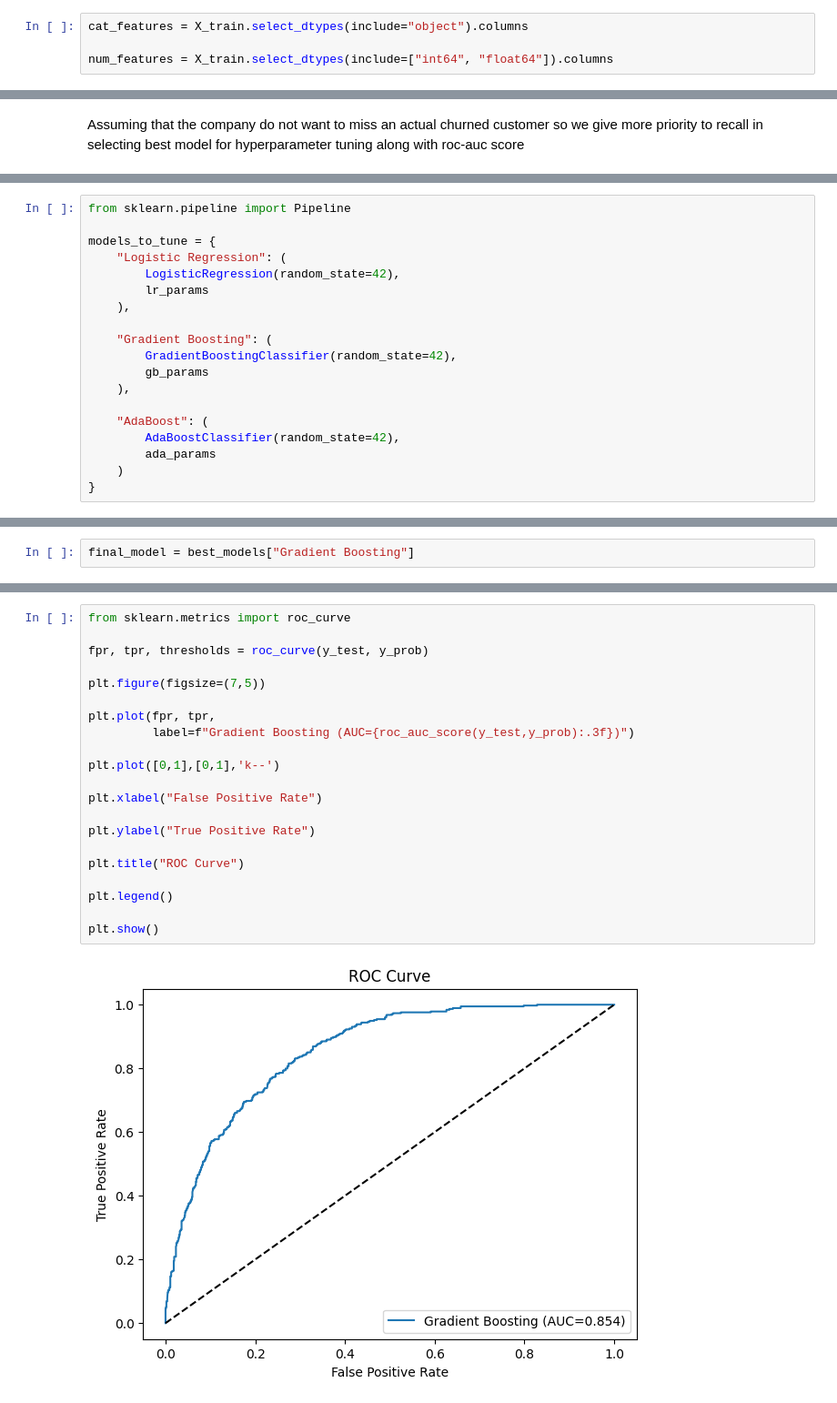
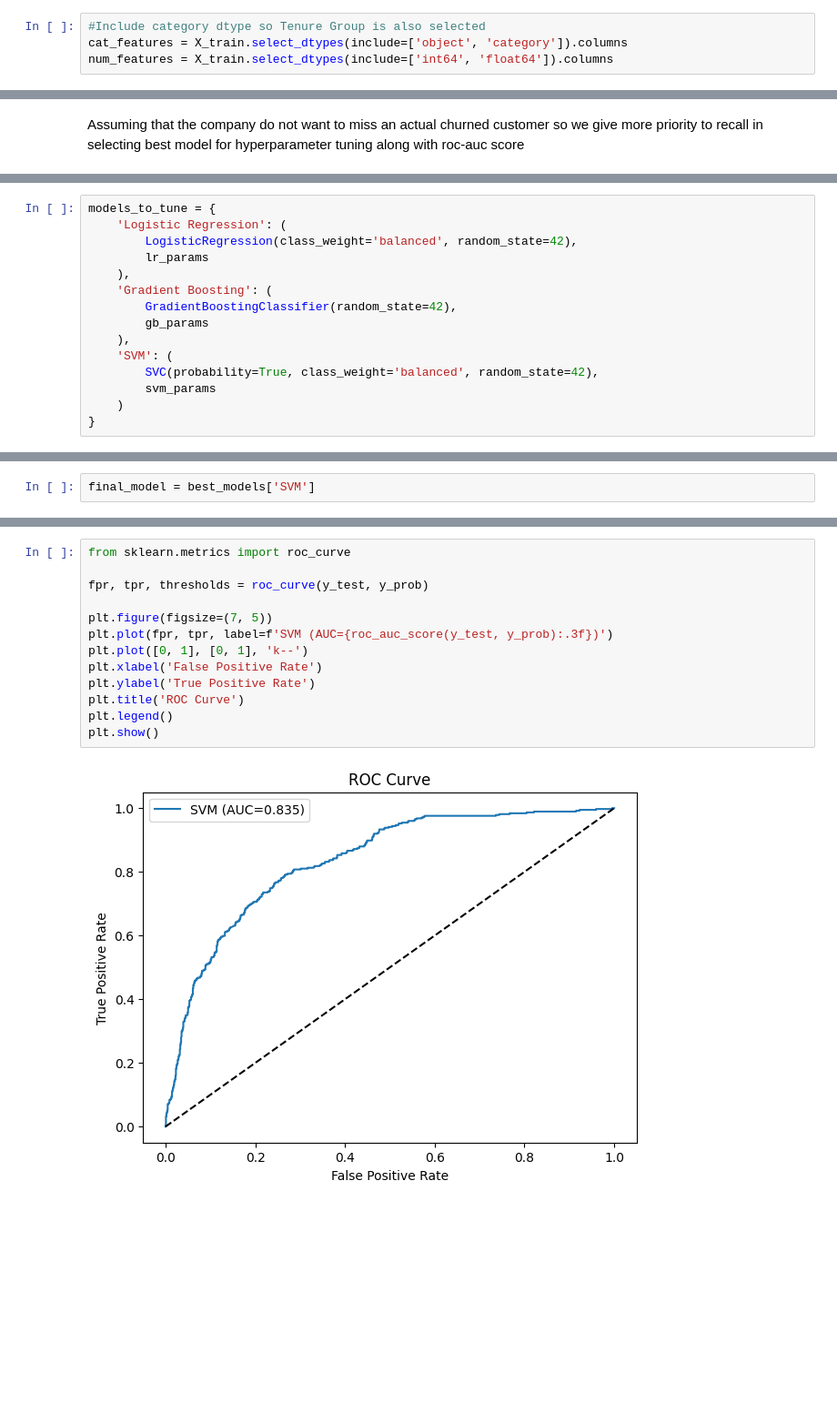
Before and after one commit to Krrish-R/Telco-Customer-Churn-Prediction, a Jupyter notebook: notebooks/notebook.ipynb, the cells around one changed output, grey strips where cells are left out. Shown at 91% size. Drawn from its saved outputs; the diff is of its cells as text; blank space fills up the shorter version.

```diff
--- a/notebooks/EDA.ipynb
+++ b/notebooks/notebook.ipynb
@@ -705,8 +536,8 @@ X_train, X_test, y_train, y_test = train_test_split(
     stratify=y #Maintains same ratio in test data as training data
 )
 # %%
-cat_features = X_train.select_dtypes(include="object").columns
-
-num_features = X_train.select_dtypes(include=["int64", "float64"]).columns
+#Include category dtype so Tenure Group is also selected
+cat_features = X_train.select_dtypes(include=['object', 'category']).columns
+num_features = X_train.select_dtypes(include=['int64', 'float64']).columns
 # %% [output]
 See https://pandas.pydata.org/docs/user_guide/migration-3-strings.html#string-migration-select-dtypes for details on how to write code that works with pandas 2 and 3.
@@ -881,20 +674,16 @@ ada_params = {
 }
 # %%
-from sklearn.pipeline import Pipeline
-
 models_to_tune = {
-    "Logistic Regression": (
-        LogisticRegression(random_state=42),
+    'Logistic Regression': (
+        LogisticRegression(class_weight='balanced', random_state=42),
         lr_params
     ),
-
-    "Gradient Boosting": (
+    'Gradient Boosting': (
         GradientBoostingClassifier(random_state=42),
         gb_params
     ),
-
-    "AdaBoost": (
-        AdaBoostClassifier(random_state=42),
-        ada_params
+    'SVM': (
+        SVC(probability=True, class_weight='balanced', random_state=42),
+        svm_params
     )
 }
@@ -989,2 +757,2 @@ final_results.sort_values(
 # %%
-final_model = best_models["Gradient Boosting"]
+final_model = best_models['SVM']
@@ -1018,25 +806,17 @@ plt.show()
 # %%
 from sklearn.metrics import roc_curve
 
 fpr, tpr, thresholds = roc_curve(y_test, y_prob)
 
-plt.figure(figsize=(7,5))
-
-plt.plot(fpr, tpr,
-         label=f"Gradient Boosting (AUC={roc_auc_score(y_test,y_prob):.3f})")
-
-plt.plot([0,1],[0,1],'k--')
-
-plt.xlabel("False Positive Rate")
-
-plt.ylabel("True Positive Rate")
-
-plt.title("ROC Curve")
-
+plt.figure(figsize=(7, 5))
+plt.plot(fpr, tpr, label=f'SVM (AUC={roc_auc_score(y_test, y_prob):.3f})')
+plt.plot([0, 1], [0, 1], 'k--')
+plt.xlabel('False Positive Rate')
+plt.ylabel('True Positive Rate')
+plt.title('ROC Curve')
 plt.legend()
-
 plt.show()
 # %% [output]
-[figure, old version]
+[figure, new version]
 # %%
 #New feature names after Encoding
```
Also changed, not shown: parts of 91 cells of this notebook, 3 other files.
